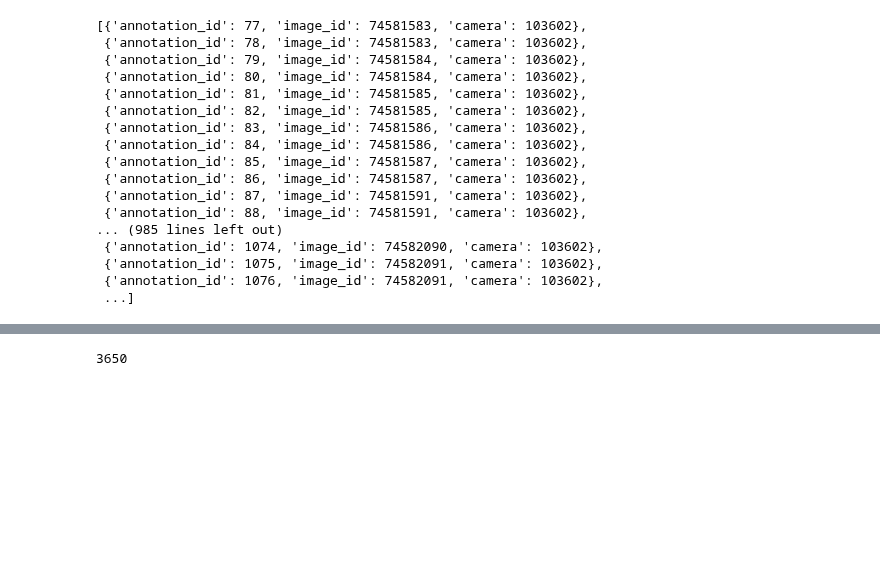
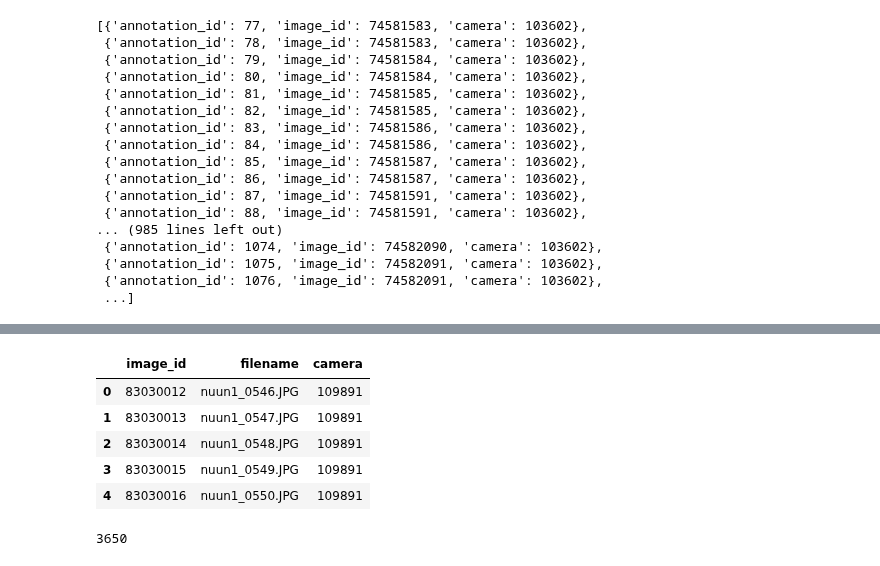
Before and after one commit to rowanoaktree/WildSouthwest, a Jupyter notebook: Scratch/CameraID.ipynb, the cells around one changed output, grey strips where cells are left out. Saved outputs shown, nothing was run; the diff lists cells and outputs as text; code cells hidden in the pictures; blank space fills up the shorter version.

```diff
--- a/Scratch/CameraID.ipynb
+++ b/Scratch/CameraID.ipynb
@@ -143 +189,11 @@ df4.head()
+# %%
+edit = edit.drop('annotation_id',axis=1)
+edit.head()
+# %% [output]
+|  | image_id | filename | camera |
+| 0 | 83030012 | nuun1_0546.JPG | 109891 |
+| 1 | 83030013 | nuun1_0547.JPG | 109891 |
+| 2 | 83030014 | nuun1_0548.JPG | 109891 |
+| 3 | 83030015 | nuun1_0549.JPG | 109891 |
+| 4 | 83030016 | nuun1_0550.JPG | 109891 |
 # %%
```
Also changed, not shown: parts of 10 cells of this notebook, 1 other file.
